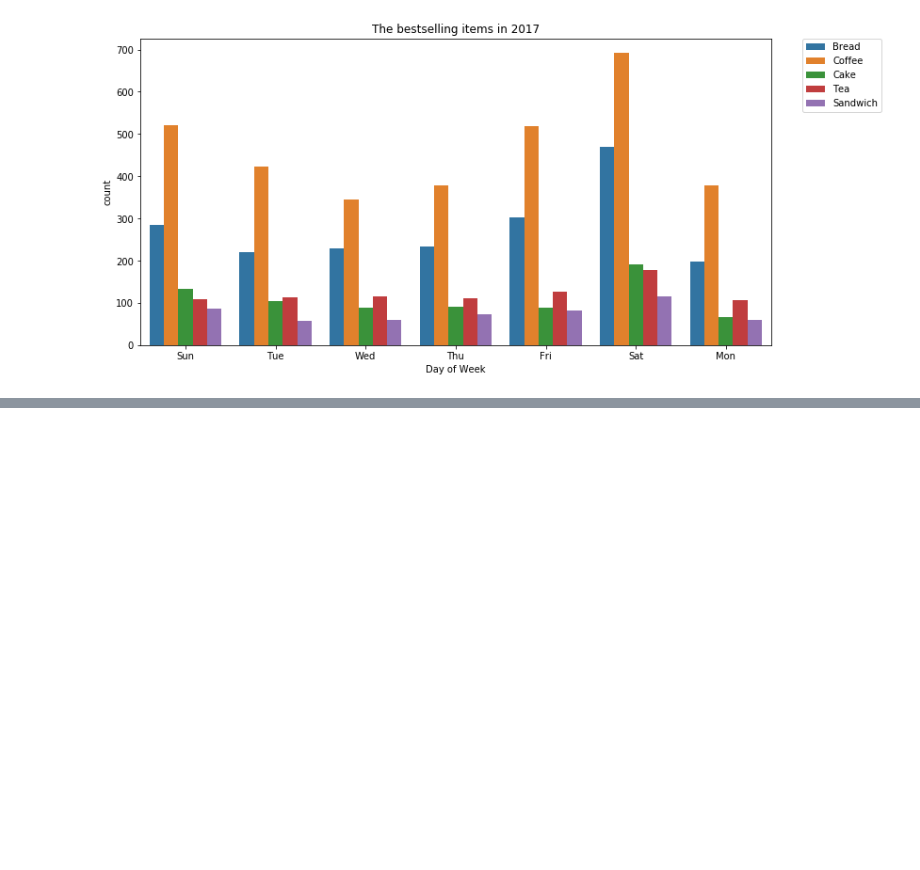
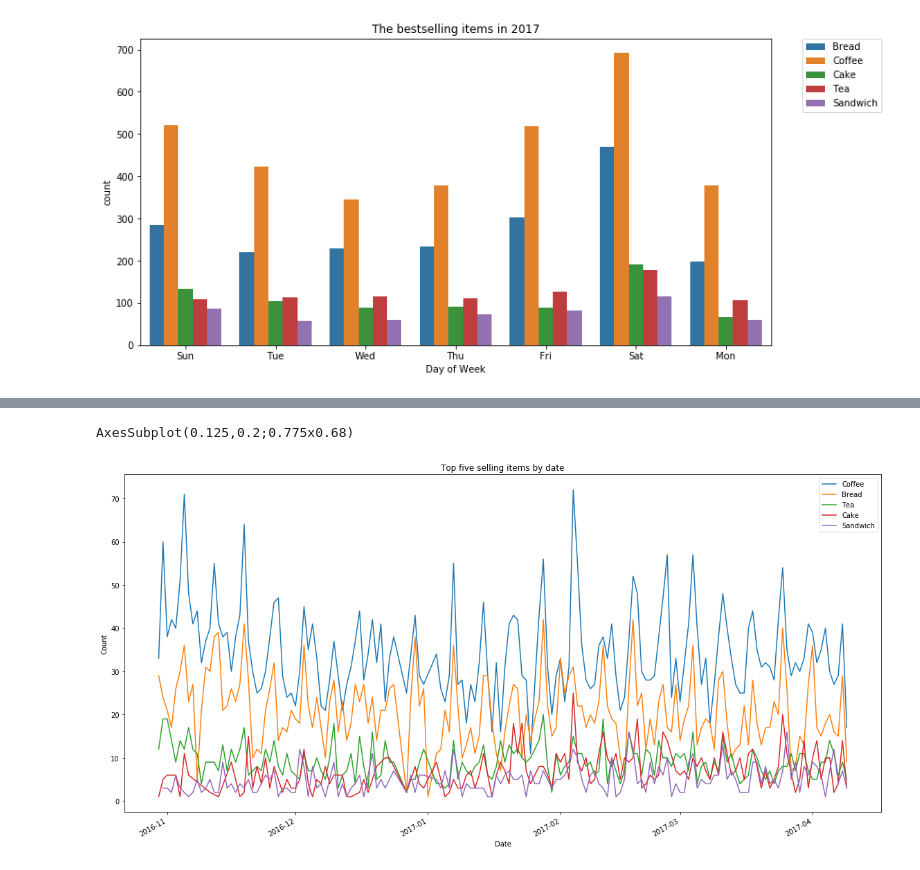
Before and after one commit to Hyunjin89/bread-dataset, a Jupyter notebook: Bread dataset.ipynb, the cells around one changed output, grey strips where cells are left out. Drawn from its saved outputs; the diff is of its cells as text; code cells hidden in the pictures; blank space fills up the shorter version.

```diff
--- a/Bread dataset.ipynb
+++ b/Bread dataset.ipynb
@@ -90,0 +107,17 @@ plt.show()
+# %%
+plt.figure(figsize=(16,8))
+
+def get_five_item(items):
+    for i in items:
+        get_item = df[df['Item'] == i].groupby('Date')['Month'].count().plot(label = i)
+    return get_item
+
+print(get_five_item(selected_item))
+
+plt.title('Top five selling items by date')
+plt.legend(loc='upper right')
+plt.ylabel('Count')
+plt.tight_layout()
+# %% [output]
+AxesSubplot(0.125,0.2;0.775x0.68)
+[figure, added]
```
Also changed, not shown: parts of 10 cells of this notebook.
